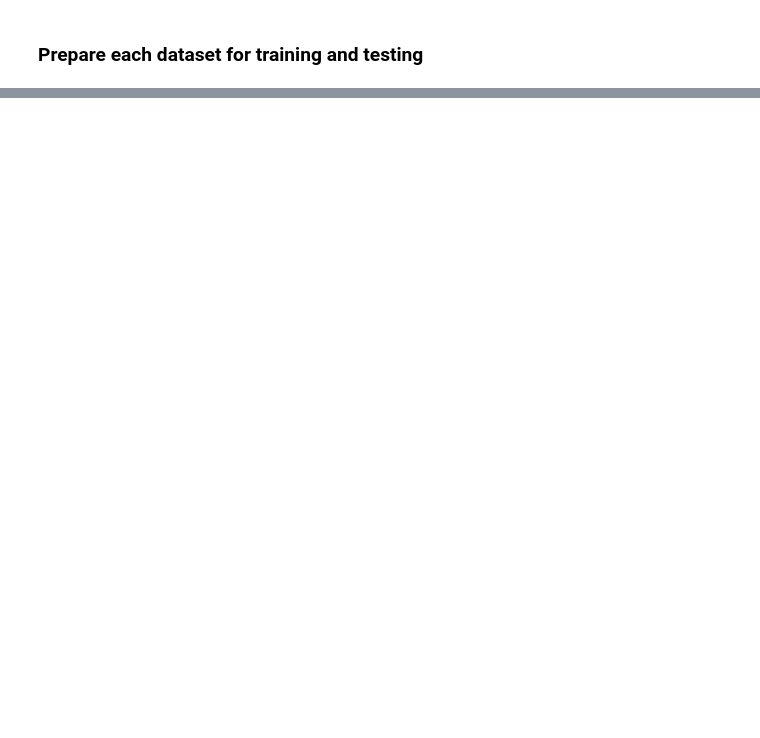
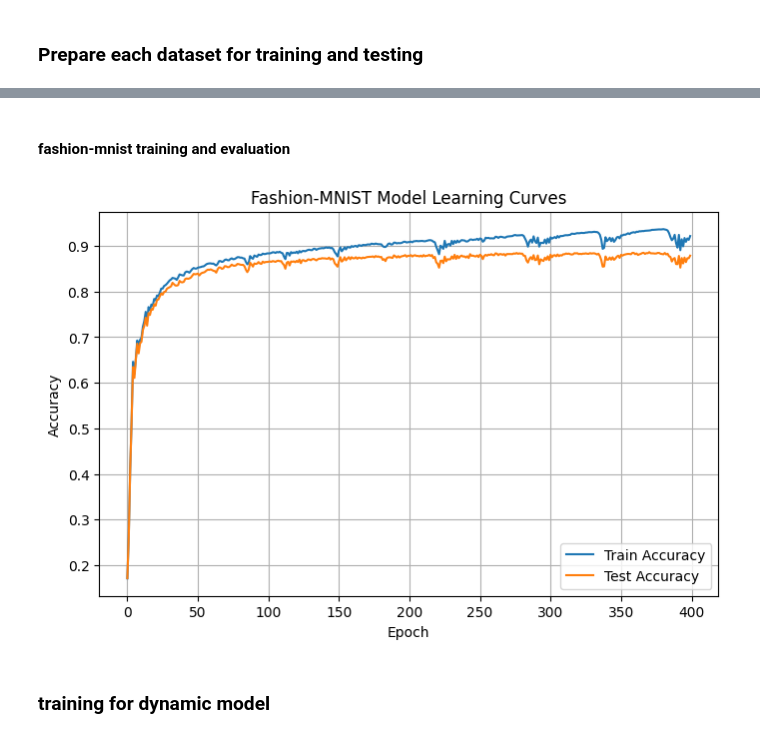
Before and after one commit to grantxxcoder/25849646rw441Assignment3, a Jupyter notebook: src/code.ipynb, the cells around one changed output, grey strips where cells are left out. Cells and saved outputs as stored; diff of their text form; code cells hidden in the pictures; blank space fills up the shorter version.

```diff
--- a/src/code.ipynb
+++ b/src/code.ipynb
@@ -80,0 +331,17 @@ df_test_fashion['label'] = test_labels
+# %% [markdown]
+#### fashion-mnist training and evaluation
+# %%
+input_dim_fashion = X_train_fashion.shape[1]
+output_dim_fashion = len(torch.unique(y_train_fashion))
+hidden_layers_fashion = optimal_params_fashion['hidden_layers']
+activation_fashion = optimal_params_fashion['activation']
+
+model_fashion = SimpleMLP(input_dim_fashion, hidden_layers_fashion, output_dim_fashion, activation_fashion).to(device)
+optimizer_fashion = torch.optim.Adam(model_fashion.parameters(), lr=optimal_params_fashion['lr'])
+criterion = nn.CrossEntropyLoss()
+train_acc, test_acc = train_model(model_fashion, optimizer_fashion, criterion, X_train_fashion, y_train_fashion, X_test_fashion, y_test_fashion, epochs=400)
+plot_learning_curves(train_acc, test_acc, title="Fashion-MNIST Model Learning Curves")
+# %% [output]
+[figure, added]
+# %% [markdown]
+### training for dynamic model
```
Also changed, not shown: parts of 26 cells of this notebook, 3 other files.
